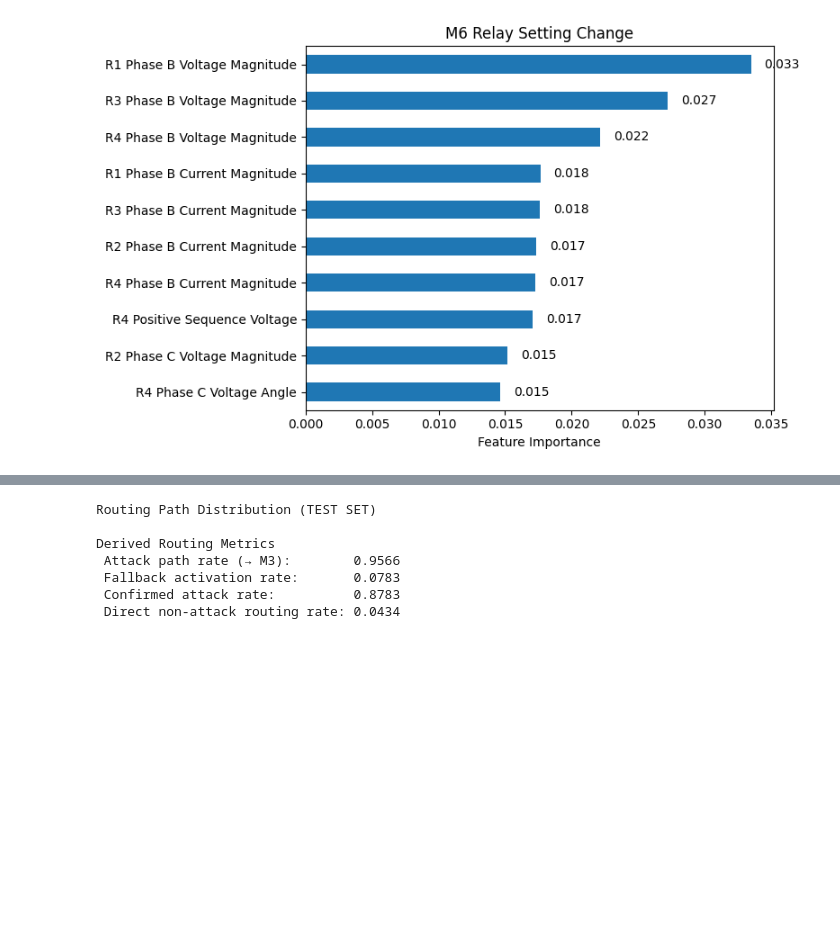
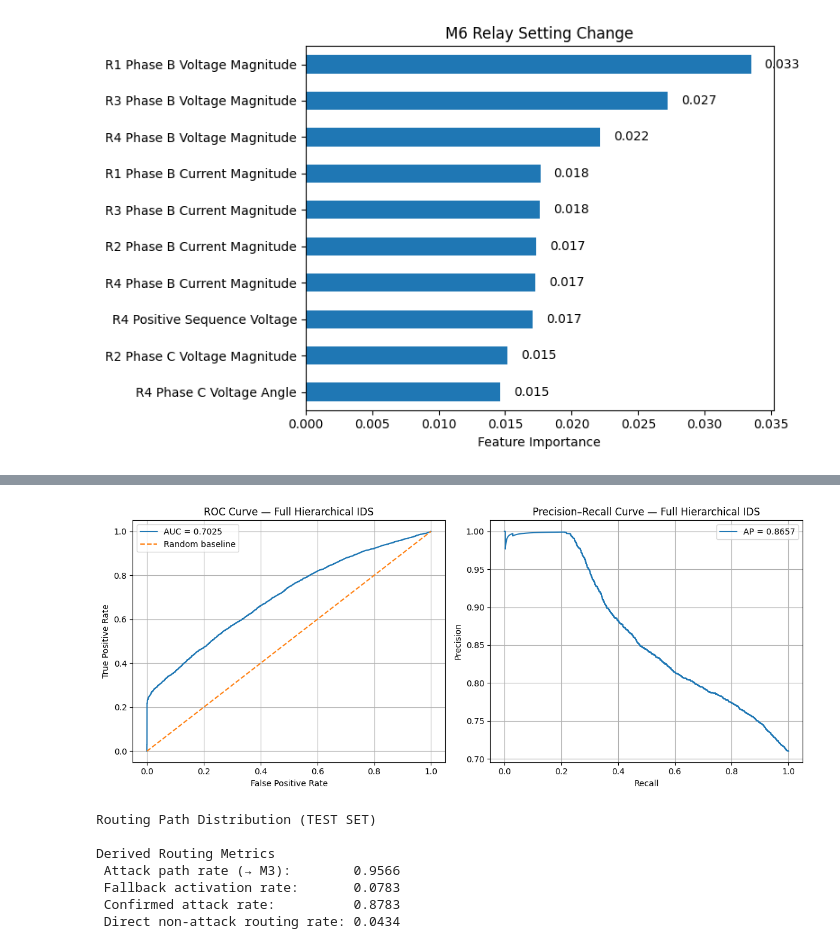
Before and after one commit to Heyyouchao/FYP, a Jupyter notebook: notebook/06_Hierarchical_IDS_ End-to-End System.ipynb, the cells around one changed output, grey strips where cells are left out. Saved outputs shown, nothing was run; the diff lists cells and outputs as text; code cells hidden in the pictures; blank space fills up the shorter version.

```diff
--- a/notebook/06_Hierarchical_IDS_ End-to-End System.ipynb
+++ b/notebook/06_Hierarchical_IDS_ End-to-End System.ipynb
@@ -784,3 +794,54 @@ System-Level IDS Metrics (TEST SET)
+# %%
+# ============================================================
+# 6.2 ROC + Precision–Recall (SIDE-BY-SIDE)
+# ============================================================
+
+from sklearn.metrics import (
+    roc_curve, auc,
+    precision_recall_curve, average_precision_score
+)
+
+# True labels
+y_true = is_attack_test.astype(int)
+
+# System score (M1 confidence)
+y_score = results_df["M1_conf"].values
+
+# ------------------------------------------------------------
+# Compute metrics
+# ------------------------------------------------------------
+fpr, tpr, _ = roc_curve(y_true, y_score)
+roc_auc = auc(fpr, tpr)
+
+precision, recall, _ = precision_recall_curve(y_true, y_score)
+avg_precision = average_precision_score(y_true, y_score)
+
+# ------------------------------------------------------------
+# Plot side-by-side
+# ------------------------------------------------------------
+fig, axes = plt.subplots(1, 2, figsize=(12, 5))
+
+# ===================== ROC =====================
+axes[0].plot(fpr, tpr, label=f"AUC = {roc_auc:.4f}")
+axes[0].plot([0, 1], [0, 1], linestyle="--", label="Random baseline")
+axes[0].set_xlabel("False Positive Rate")
+axes[0].set_ylabel("True Positive Rate")
+axes[0].set_title("ROC Curve — Full Hierarchical IDS")
+axes[0].legend()
+axes[0].grid(True)
+
+# ===================== PR ======================
+axes[1].plot(recall, precision, label=f"AP = {avg_precision:.4f}")
+axes[1].set_xlabel("Recall")
+axes[1].set_ylabel("Precision")
+axes[1].set_title("Precision–Recall Curve — Full Hierarchical IDS")
+axes[1].legend()
+axes[1].grid(True)
+
+plt.tight_layout()
+plt.show()
+# %% [output]
+[figure, added]
 # %%
 # ============================================================
 # 7. Routing & Fallback Path Statistics (System-Level)
```
Also changed, not shown: parts of 9 cells of this notebook, 3 other files.
